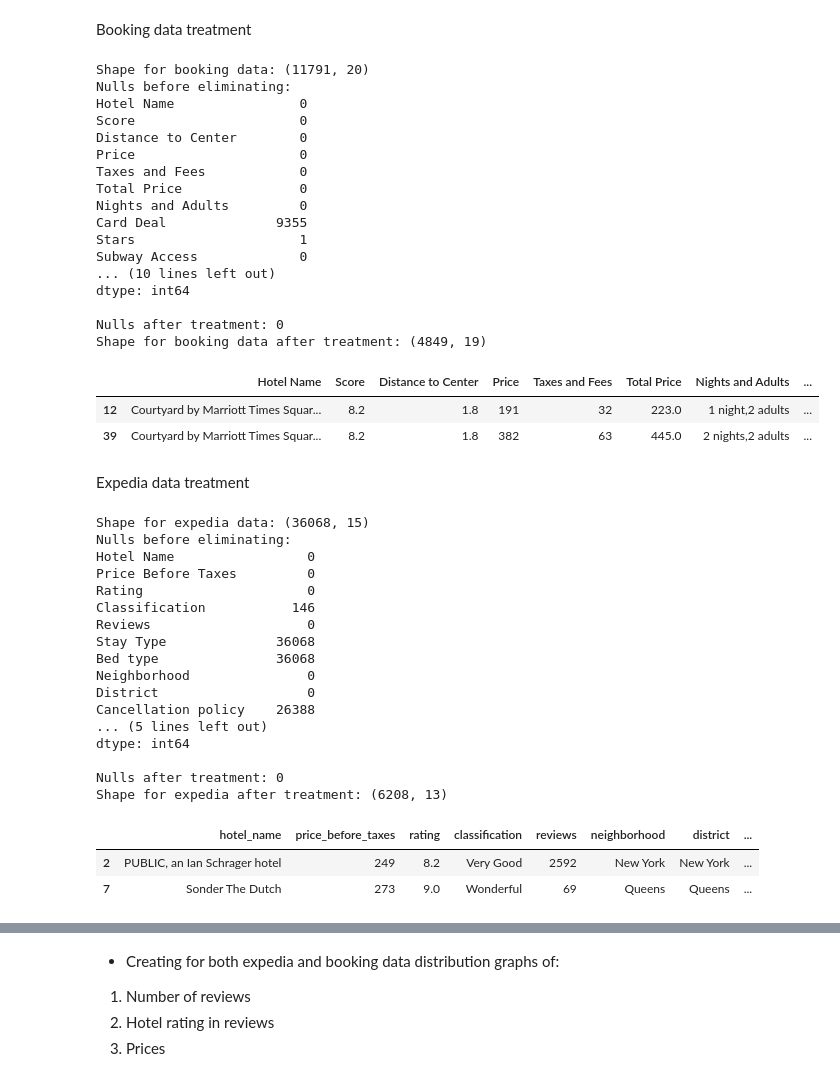
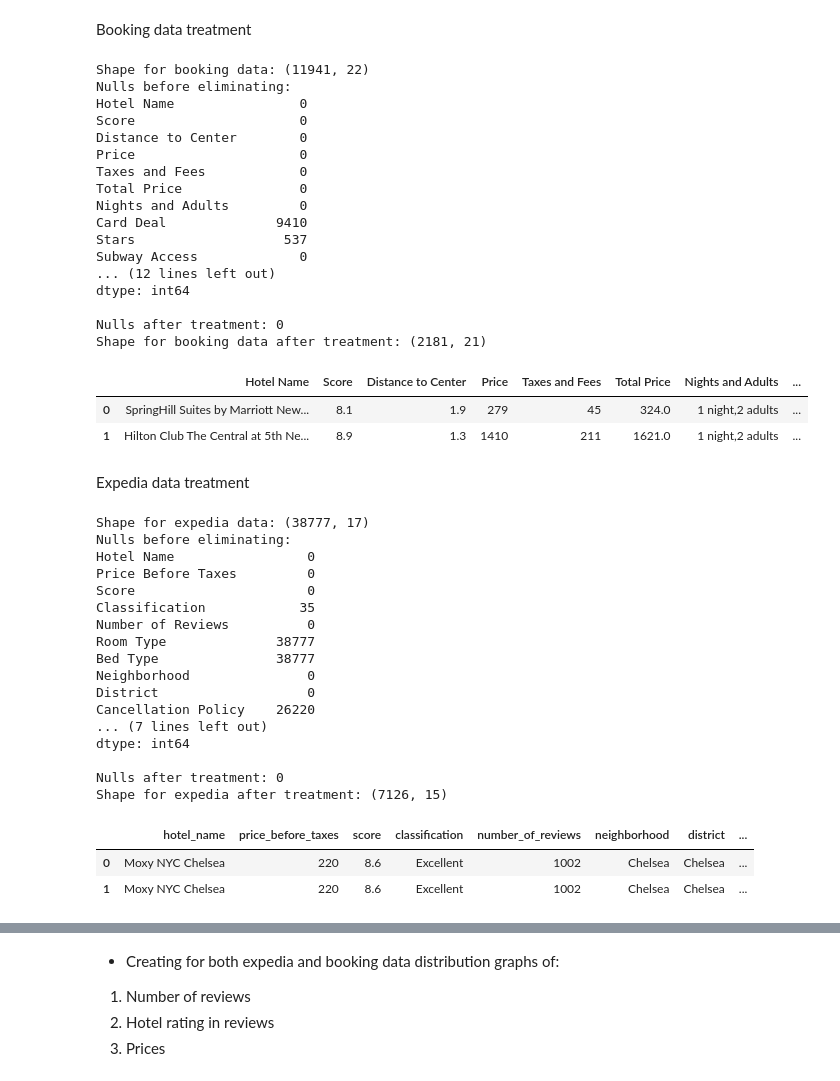
Before and after one commit to estivengrx/Freelancer-2, a Jupyter notebook: booking-expedia-project/main.ipynb, the cells around one changed output, grey strips where cells are left out. Drawn from its saved outputs; the diff is of its cells as text; code cells hidden in the pictures.

```diff
--- a/booking-expedia-project/main.ipynb
+++ b/booking-expedia-project/main.ipynb
@@ -30,9 +38,11 @@ booking_data['Date of search'] = pd.to_datetime(booking_data['Date of search'])
 booking_data['Checkin'] = pd.to_datetime(booking_data['Checkin'])
 booking_data['Checkout'] = pd.to_datetime(booking_data['Checkout'])
 
+booking_data = booking_data.reset_index(drop=True)
+
 booking_data.head(2)
 # %% [output]
-Shape for booking data: (11791, 20)
+Shape for booking data: (11941, 22)
 Nulls before eliminating:
 Hotel Name                0
 Score                     0
@@ -41,65 +51,67 @@ Price                     0
 Taxes and Fees            0
 Total Price               0
 Nights and Adults         0
-Card Deal              9355
-Stars                     1
+Card Deal              9410
+Stars                   537
 Subway Access             0
-... (10 lines left out)
+... (12 lines left out)
 dtype: int64
 
 Nulls after treatment: 0
-Shape for booking data after treatment: (4849, 19)
+Shape for booking data after treatment: (2181, 21)
 |  | Hotel Name | Score | Distance to Center | Price | Taxes and Fees | Total Price | Nights and Adults | ... |
-| 12 | Courtyard by Marriott Times Squar... | 8.2 | 1.8 | 191 | 32 | 223.0 | 1 night,2 adults | ... |
-| 39 | Courtyard by Marriott Times Squar... | 8.2 | 1.8 | 382 | 63 | 445.0 | 2 nights,2 adults | ... |
+| 0 | SpringHill Suites by Marriott New... | 8.1 | 1.9 | 279 | 45 | 324.0 | 1 night,2 adults | ... |
+| 1 | Hilton Club The Central at 5th Ne... | 8.9 | 1.3 | 1410 | 211 | 1621.0 | 1 night,2 adults | ... |
 # %% [markdown]
 Expedia data treatment
 # %%
 original_expedia_data = pd.read_csv('scraped_data/expedia_data.csv')
 
 print(f'Shape for expedia data: {original_expedia_data.shape}')
 print(f'Nulls before eliminating: \n{original_expedia_data.isnull().sum()}')
 
-expedia_data = original_expedia_data.drop(columns=['Stay Type', 'Bed type'], axis=1) # TEMPORARY, THE CODE IS NOT RETRIEVING THIS WELL
-expedia_data = expedia_data.dropna(subset=['Cancellation policy', 'Payment policy', 'Classification'])
+expedia_data = original_expedia_data.drop(columns=['Room Type', 'Bed Type'], axis=1) # TEMPORARY, THE CODE IS NOT RETRIEVING THIS WELL
+expedia_data = expedia_data.dropna(subset=['Cancellation Policy', 'Payment Policy', 'Classification'])
 
 print(f'\nNulls after treatment: {expedia_data.isnull().sum().sum()}')
 print(f'Shape for expedia after treatment: {expedia_data.shape}')
 expedia_data['Date of search'] = pd.to_datetime(expedia_data['Date of search'])
 expedia_data['Checkin'] = pd.to_datetime(expedia_data['Checkin'])
 expedia_data['Checkout'] = pd.to_datetime(expedia_data['Checkout'])
 
-expedia_data['Price After Taxes'] = expedia_data['Price After Taxes'].replace(',', '', regex=True).astype(int)
+expedia_data['Total Price'] = expedia_data['Total Price'].replace(',', '', regex=True).astype(int)
 
 # Changing column names for both booking and expedia
 new_expedia_columns = [column.replace(' ', '_').lower() for column in expedia_data.columns]
 new_booking_columns = [column.replace(' ', '_').lower() for column in booking_data.columns]
 
 expedia_data.columns = new_expedia_columns
 booking_data.columns = new_booking_columns
 
+expedia_data = expedia_data.reset_index(drop=True)
+
 expedia_data.head(2)
 # %% [output]
-Shape for expedia data: (36068, 15)
+Shape for expedia data: (38777, 17)
 Nulls before eliminating:
 Hotel Name                 0
 Price Before Taxes         0
-Rating                     0
-Classification           146
-Reviews                    0
-Stay Type              36068
-Bed type               36068
+Score                      0
+Classification            35
+Number of Reviews          0
+Room Type              38777
+Bed Type               38777
 Neighborhood               0
 District                   0
-Cancellation policy    26388
-... (5 lines left out)
+Cancellation Policy    26220
+... (7 lines left out)
 dtype: int64
 
 Nulls after treatment: 0
-Shape for expedia after treatment: (6208, 13)
+Shape for expedia after treatment: (7126, 15)
-|  | hotel_name | price_before_taxes | rating | classification | reviews | neighborhood | district | ... |
-| 2 | PUBLIC, an Ian Schrager hotel | 249 | 8.2 | Very Good | 2592 | New York | New York | ... |
-| 7 | Sonder The Dutch | 273 | 9.0 | Wonderful | 69 | Queens | Queens | ... |
+|  | hotel_name | price_before_taxes | score | classification | number_of_reviews | neighborhood | district | ... |
+| 0 | Moxy NYC Chelsea | 220 | 8.6 | Excellent | 1002 | Chelsea | Chelsea | ... |
+| 1 | Moxy NYC Chelsea | 220 | 8.6 | Excellent | 1002 | Chelsea | Chelsea | ... |
 # %%
 print(f'Expedia data columns: {expedia_data.columns}')
 print(f'Booking data columns: {booking_data.columns}')
```
Also changed, not shown: parts of 31 cells of this notebook, 3 other files.
